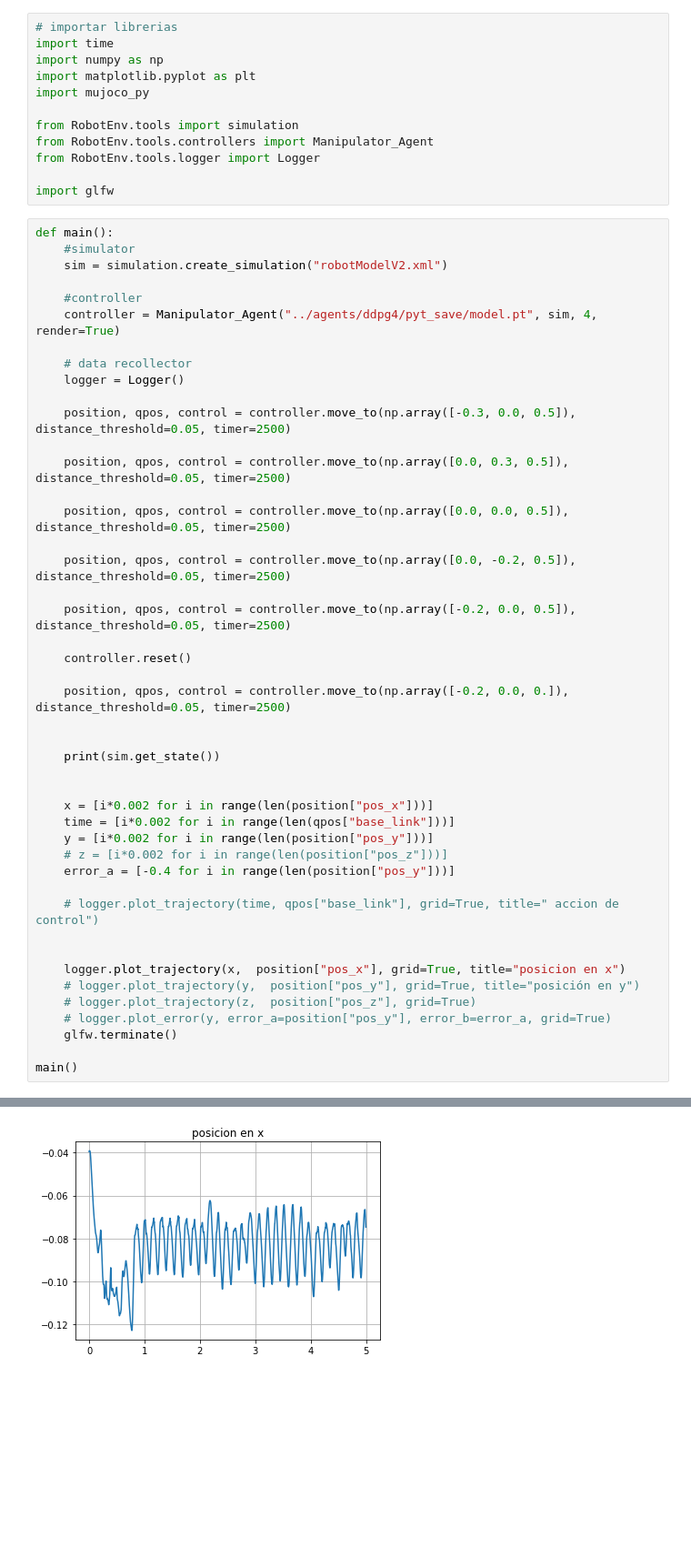
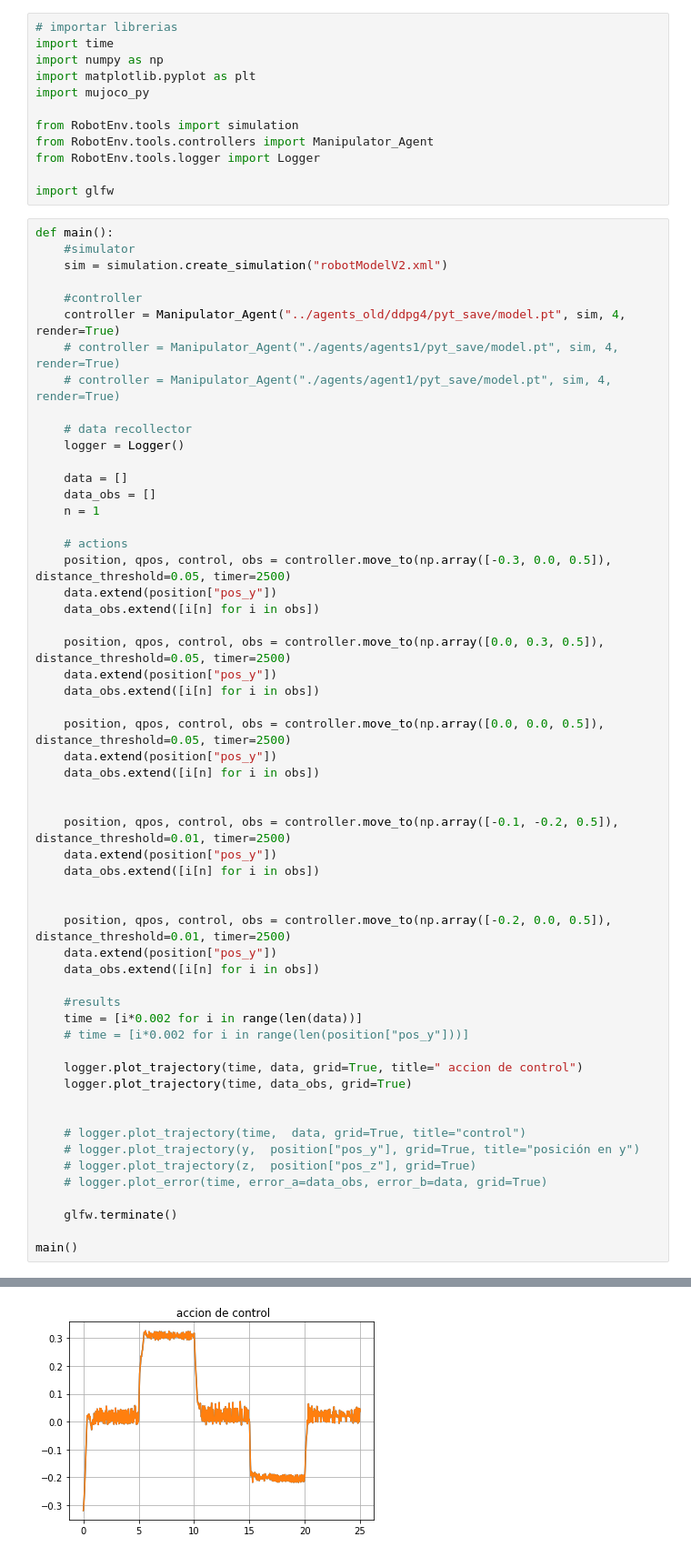
Before and after one commit to alefram/TEG, a Jupyter notebook: notebooks/test_trayectories.ipynb, the cells around one changed output, grey strips where cells are left out. Shown at 91% size. Saved outputs shown, nothing was run; the diff lists cells and outputs as text; blank space fills up the shorter version.

```diff
--- a/notebooks/test_trayectories.ipynb
+++ b/notebooks/test_trayectories.ipynb
@@ -18,42 +18,53 @@ def main():
     sim = simulation.create_simulation("robotModelV2.xml")
 
     #controller
-    controller = Manipulator_Agent("../agents/ddpg4/pyt_save/model.pt", sim, 4, render=True)
+    controller = Manipulator_Agent("../agents_old/ddpg4/pyt_save/model.pt", sim, 4, render=True)
+    # controller = Manipulator_Agent("./agents/agents1/pyt_save/model.pt", sim, 4, render=True)
+    # controller = Manipulator_Agent("./agents/agent1/pyt_save/model.pt", sim, 4, render=True)
 
     # data recollector
     logger = Logger()
 
-    position, qpos, control = controller.move_to(np.array([-0.3, 0.0, 0.5]), distance_threshold=0.05, timer=2500)
+    data = []
+    data_obs = []
+    n = 1
 
-    position, qpos, control = controller.move_to(np.array([0.0, 0.3, 0.5]), distance_threshold=0.05, timer=2500)
+    # actions
+    position, qpos, control, obs = controller.move_to(np.array([-0.3, 0.0, 0.5]), distance_threshold=0.05, timer=2500)
+    data.extend(position["pos_y"])
+    data_obs.extend([i[n] for i in obs])
 
-    position, qpos, control = controller.move_to(np.array([0.0, 0.0, 0.5]), distance_threshold=0.05, timer=2500)
+    position, qpos, control, obs = controller.move_to(np.array([0.0, 0.3, 0.5]), distance_threshold=0.05, timer=2500)
+    data.extend(position["pos_y"])
+    data_obs.extend([i[n] for i in obs])
 
-    position, qpos, control = controller.move_to(np.array([0.0, -0.2, 0.5]), distance_threshold=0.05, timer=2500)
-
-    position, qpos, control = controller.move_to(np.array([-0.2, 0.0, 0.5]), distance_threshold=0.05, timer=2500)
-
-    controller.reset()
-
-    position, qpos, control = controller.move_to(np.array([-0.2, 0.0, 0.]), distance_threshold=0.05, timer=2500)
+    position, qpos, control, obs = controller.move_to(np.array([0.0, 0.0, 0.5]), distance_threshold=0.05, timer=2500)
+    data.extend(position["pos_y"])
+    data_obs.extend([i[n] for i in obs])
 
 
-    print(sim.get_state())
+    position, qpos, control, obs = controller.move_to(np.array([-0.1, -0.2, 0.5]), distance_threshold=0.01, timer=2500)
+    data.extend(position["pos_y"])
+    data_obs.extend([i[n] for i in obs])
 
 
-    x = [i*0.002 for i in range(len(position["pos_x"]))]
-    time = [i*0.002 for i in range(len(qpos["base_link"]))]
-    y = [i*0.002 for i in range(len(position["pos_y"]))]
-    # z = [i*0.002 for i in range(len(position["pos_z"]))]
-    error_a = [-0.4 for i in range(len(position["pos_y"]))]
+    position, qpos, control, obs = controller.move_to(np.array([-0.2, 0.0, 0.5]), distance_threshold=0.01, timer=2500)
+    data.extend(position["pos_y"])
+    data_obs.extend([i[n] for i in obs])
 
-    # logger.plot_trajectory(time, qpos["base_link"], grid=True, title=" accion de control")
+    #results
+    time = [i*0.002 for i in range(len(data))]
+    # time = [i*0.002 for i in range(len(position["pos_y"]))]
+
+    logger.plot_trajectory(time, data, grid=True, title=" accion de control")
+    logger.plot_trajectory(time, data_obs, grid=True)
 
 
-    logger.plot_trajectory(x,  position["pos_x"], grid=True, title="posicion en x")
+    # logger.plot_trajectory(time,  data, grid=True, title="control")
     # logger.plot_trajectory(y,  position["pos_y"], grid=True, title="posición en y")
     # logger.plot_trajectory(z,  position["pos_z"], grid=True)
-    # logger.plot_error(y, error_a=position["pos_y"], error_b=error_a, grid=True)
+    # logger.plot_error(time, error_a=data_obs, error_b=data, grid=True)
+
     glfw.terminate()
 
 main()
@@ -68 +78 @@ MjSimState(time=10.592000000000207, qpos=array([-0.09111914,  1.84605766,  2.017
-[figure, old version]
+[figure, new version]
```
Also changed, not shown: parts of 3 cells of this notebook, 49 other files.
